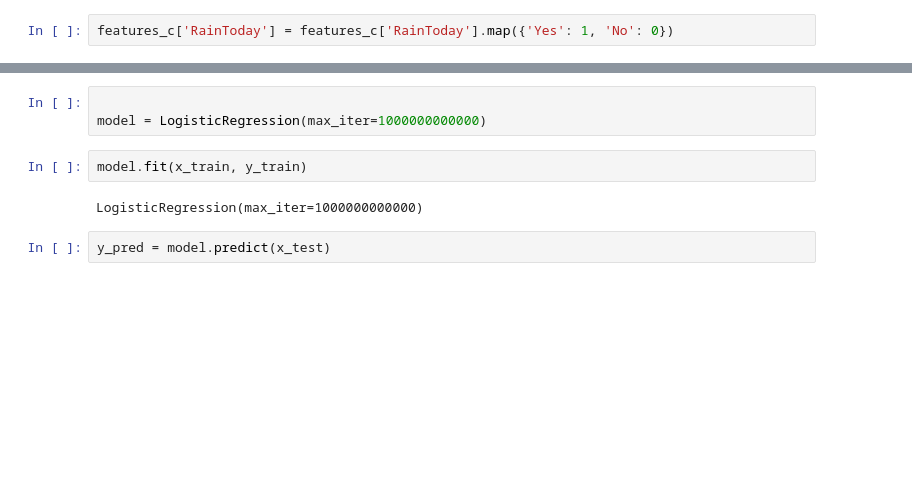
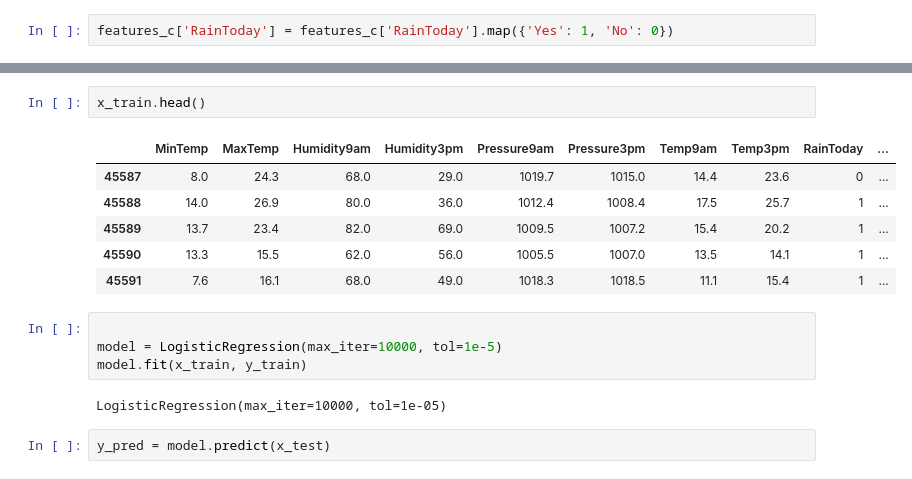
Before and after one commit to HenriqueFBadin/RainInAustraliaAnalysis, a Jupyter notebook: notebook-de-ml.ipynb, the cells around one changed output, grey strips where cells are left out. Drawn from its saved outputs; the diff is of its cells as text; blank space fills up the shorter version.

```diff
--- a/notebook-de-ml.ipynb
+++ b/notebook-de-ml.ipynb
@@ -257,9 +287,17 @@ x_train.shape, y_train.shape, x_test.shape, y_test.shape, x_val.shape, y_val.sha
+# %%
+x_train.head()
+# %% [output]
+|  | MinTemp | MaxTemp | Humidity9am | Humidity3pm | Pressure9am | Pressure3pm | Temp9am | Temp3pm | RainToday | ... |
+| 45587 | 8.0 | 24.3 | 68.0 | 29.0 | 1019.7 | 1015.0 | 14.4 | 23.6 | 0 | ... |
+| 45588 | 14.0 | 26.9 | 80.0 | 36.0 | 1012.4 | 1008.4 | 17.5 | 25.7 | 1 | ... |
+| 45589 | 13.7 | 23.4 | 82.0 | 69.0 | 1009.5 | 1007.2 | 15.4 | 20.2 | 1 | ... |
+| 45590 | 13.3 | 15.5 | 62.0 | 56.0 | 1005.5 | 1007.0 | 13.5 | 14.1 | 1 | ... |
+| 45591 | 7.6 | 16.1 | 68.0 | 49.0 | 1018.3 | 1018.5 | 11.1 | 15.4 | 1 | ... |
 # %%
 
-model = LogisticRegression(max_iter=1000000000000)
+model = LogisticRegression(max_iter=10000, tol=1e-5)
+model.fit(x_train, y_train)
+# %% [output]
+LogisticRegression(max_iter=10000, tol=1e-05)
-# %%
-model.fit(x_train, y_train)
-# %% [output]
-LogisticRegression(max_iter=1000000000000)
 # %%
 y_pred = model.predict(x_test)
```
Also changed, not shown: parts of 20 cells of this notebook.
